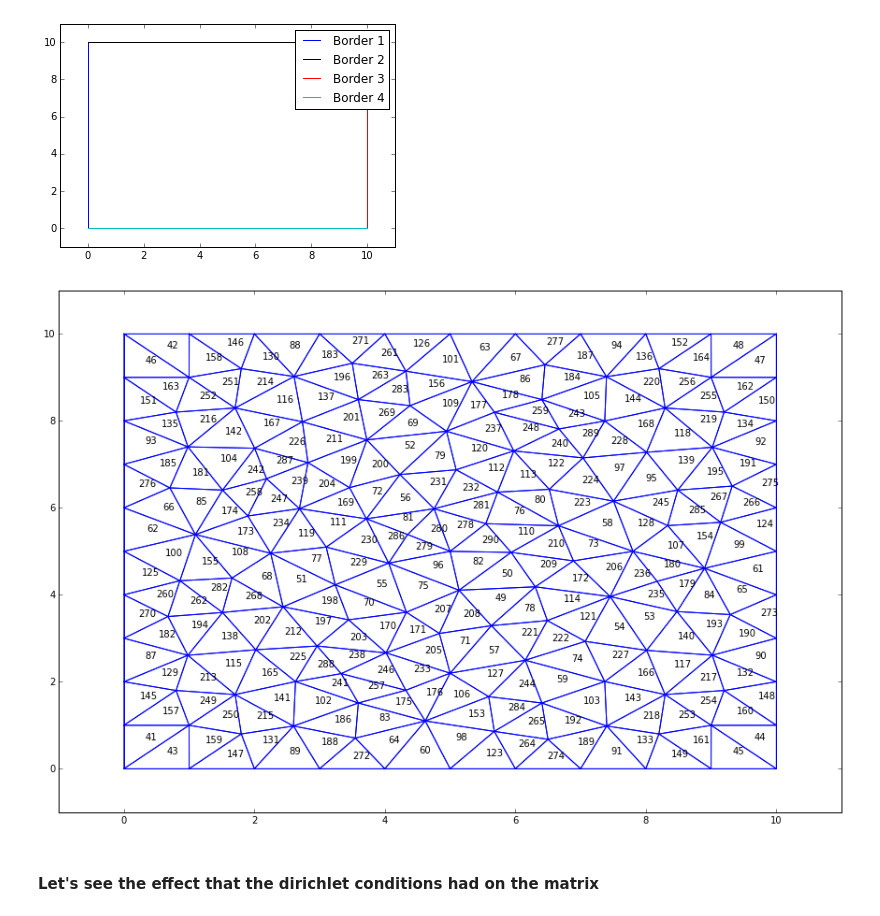
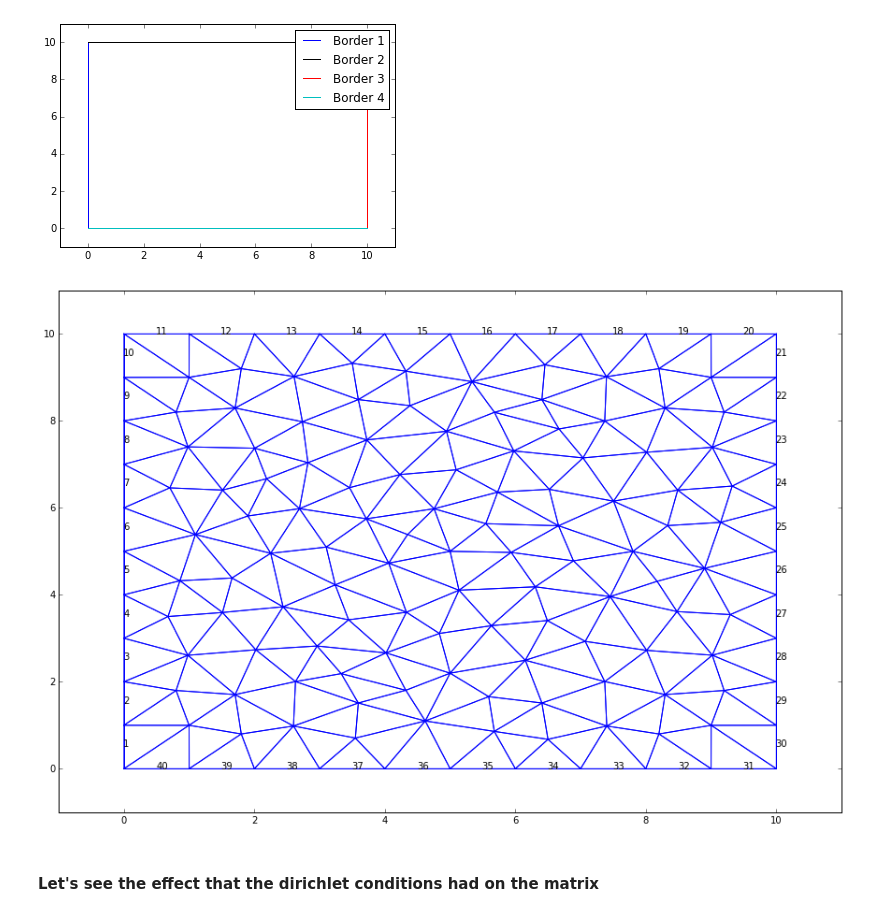
Before and after one commit to dlilien/ess_523, a Jupyter notebook: 524_mesh_demo.ipynb, the cells around one changed output. Drawn from its saved outputs; the diff is of its cells as text; code cells hidden in the pictures.

```diff
--- a/524_mesh_demo.ipynb
+++ b/524_mesh_demo.ipynb
@@ -66,9 +60,9 @@ tm.PlotBorder(axis=[-1, 11, -1, 11])
 [figure]
 # %%
 plt.figure(2,figsize=(15,10))                  # A nice display size
-tm.PlotMesh(axis=[-1, 11, -1, 11],labels='number',fignum=2)    # Print it out
+tm.PlotMesh(axis=[-1, 11, -1, 11],labels='edge_el_num',fignum=2)    # Print it out
 # %% [output]
-[figure, old version]
+[figure, new version]
 # %% [markdown]
 #### Let's see the effect that the dirichlet conditions had on the matrix
 # %%
```
Also changed, not shown: parts of 4 cells of this notebook, 1 other file.
